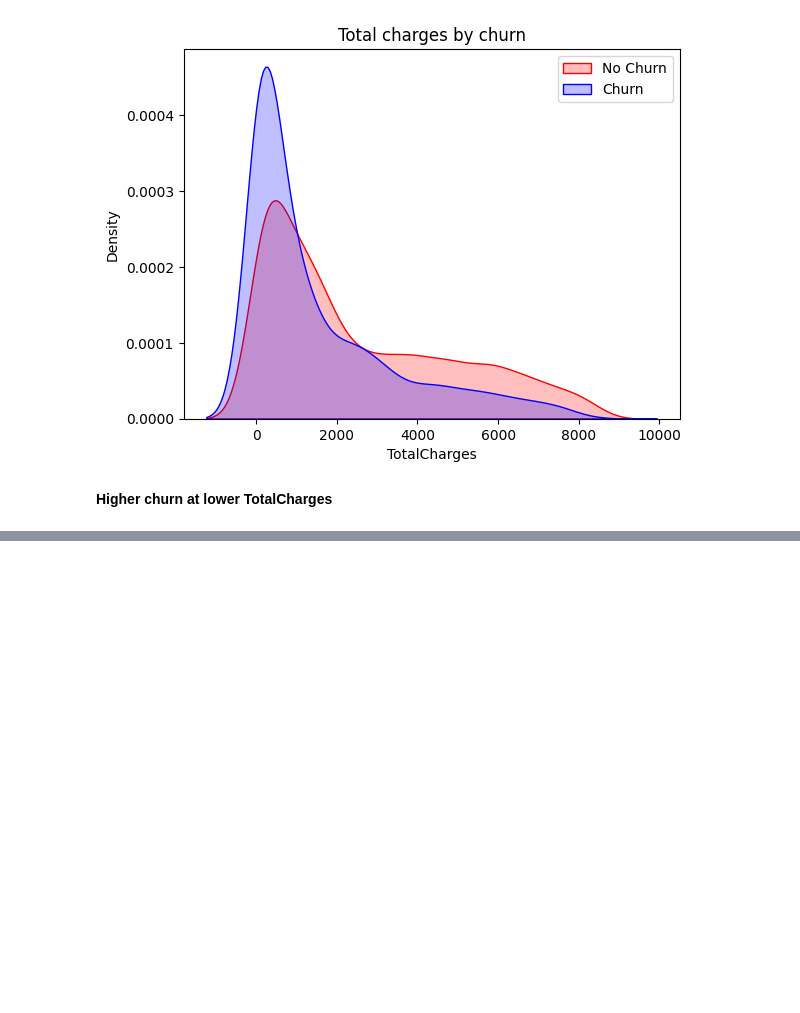
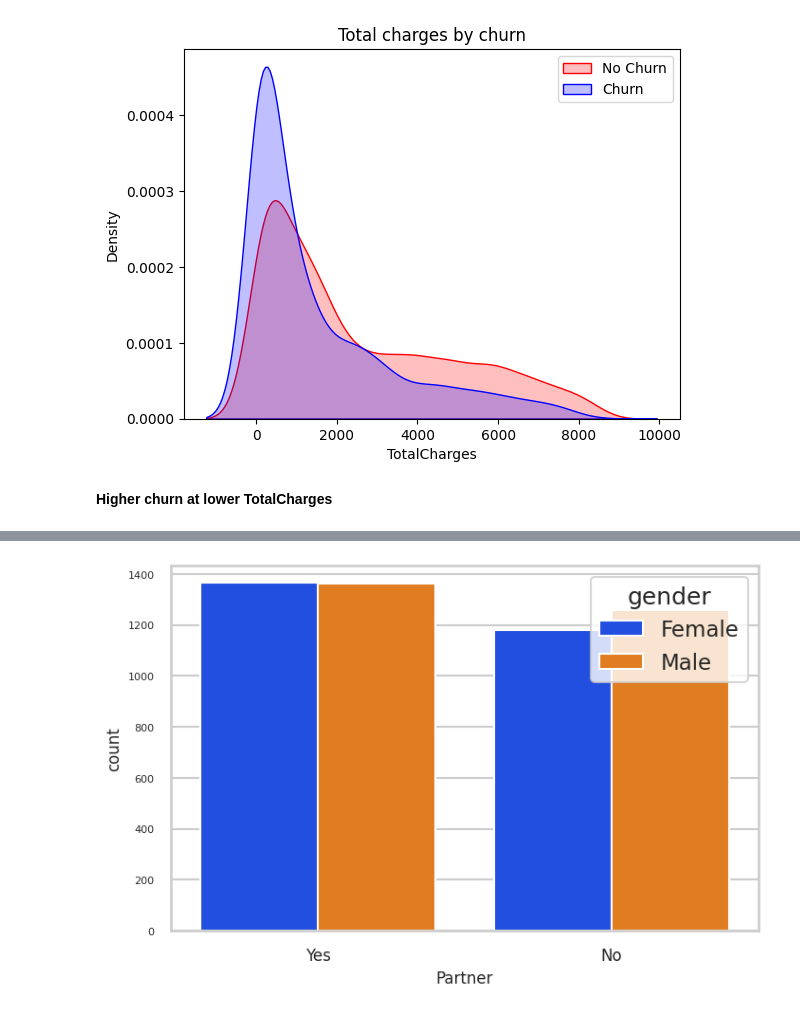
Before and after one commit to anshikaktr/Customer-Churn-Analysis, a Jupyter notebook: Customer-churn.ipynb, the cells around one changed output, grey strips where cells are left out. Saved outputs shown, nothing was run; the diff lists cells and outputs as text; code cells hidden in the pictures; blank space fills up the shorter version.

```diff
--- a/Customer-churn.ipynb
+++ b/Customer-churn.ipynb
@@ -366,0 +395,3 @@ plt.show()
+# %%
+data_churn0=data.loc[data['Churn']==0]
+data_churn1=data.loc[data['Churn']==1]
@@ -366,0 +417,19 @@ plt.show()
+# %%
+def uniplot(df,col,hue=None):
+    sns.set_style('whitegrid')
+    sns.set_context('talk')
+    plt.rcParams['axes.labelsize']=12
+    temp=pd.Series(data=hue)
+    fig,ax=plt.subplots()
+    width=len(df[col].unique())+4+2*len(temp.unique())
+    plt.yticks(fontsize=8)
+    plt.xticks(fontsize=12)
+    fig.set_size_inches(width,5)
+    #plt.yscale('log')
+    ax = sns.countplot(data = df, x= col, order=df[col].value_counts().index,hue = hue,palette='bright')
+
+    plt.show()
+# %%
+uniplot(data_churn0,col='Partner',hue='gender') #not-churned
+# %% [output]
+[figure, added]
```
Also changed, not shown: parts of 15 cells of this notebook.
